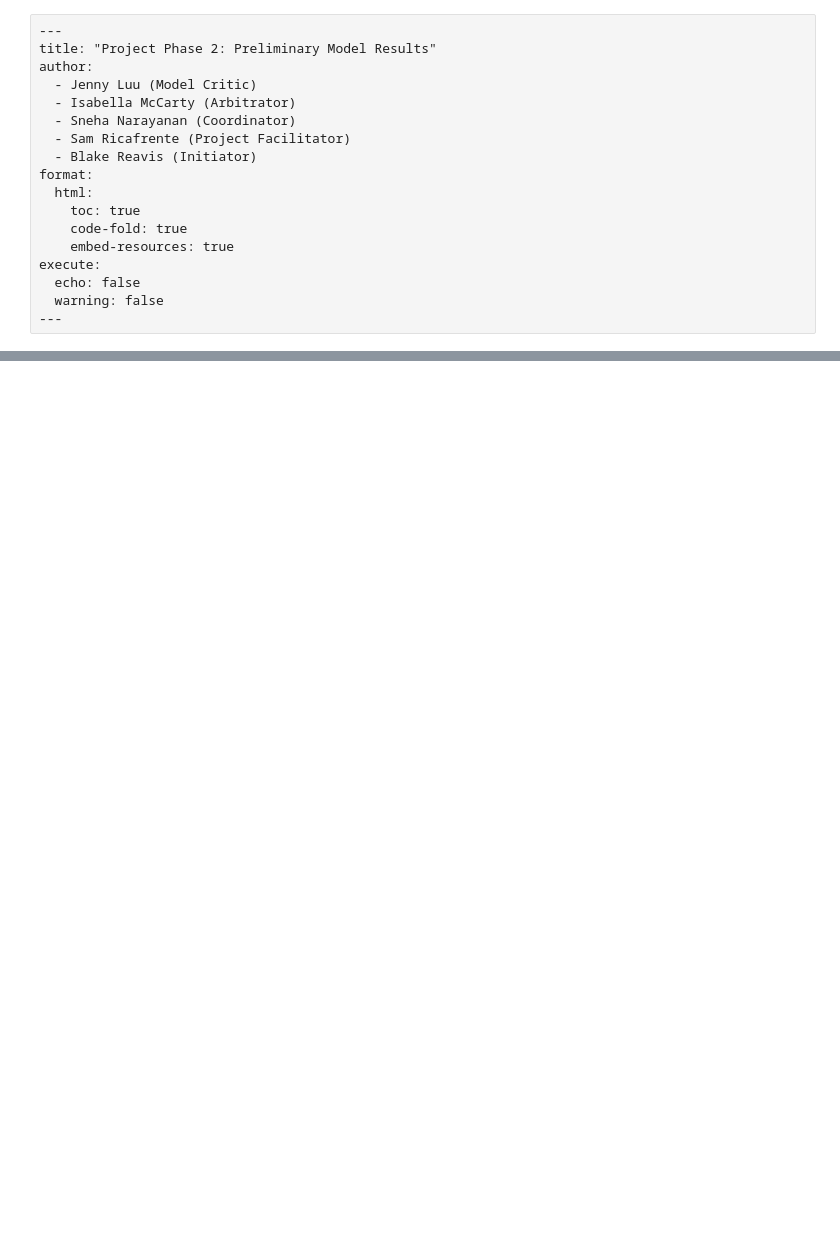
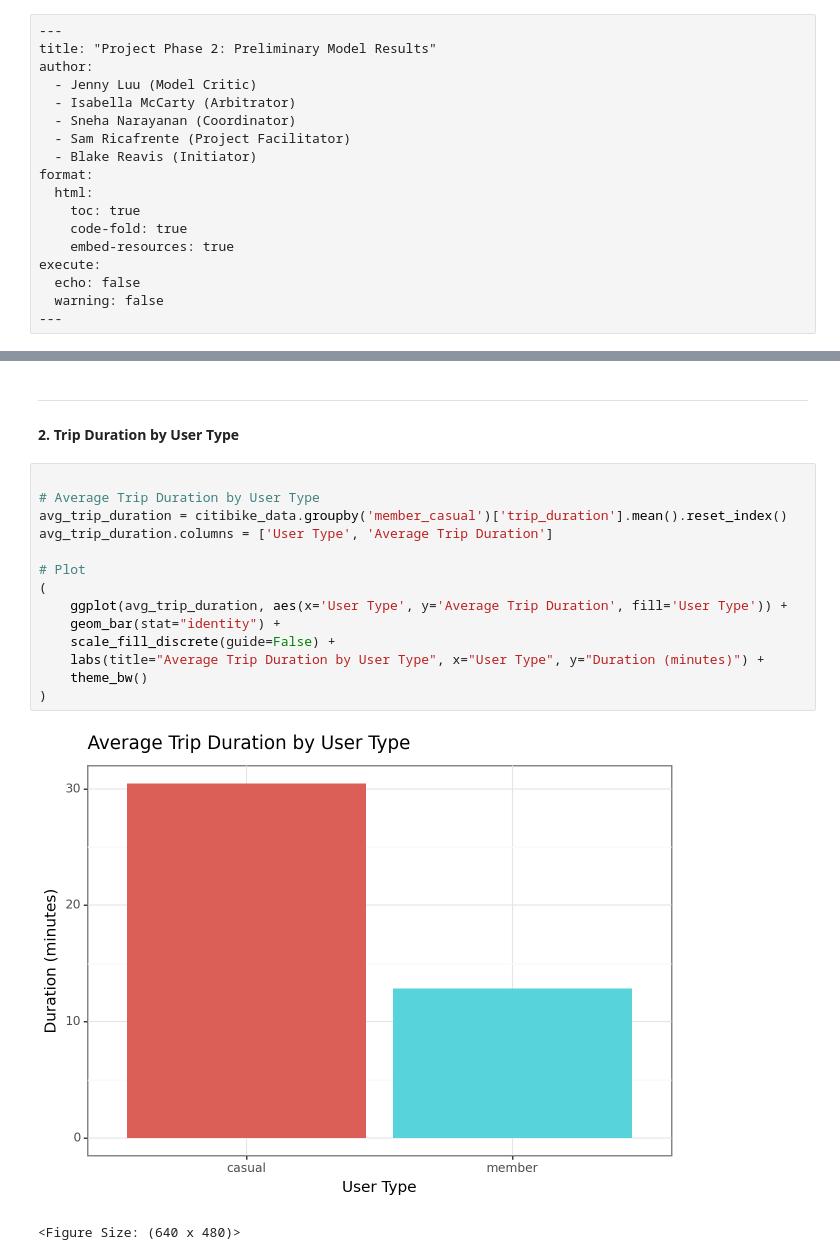
Before and after one commit to bellamccarty/GSB-544-Project---SMART, a Jupyter notebook: Notebooks/ProjectPhase2.ipynb, the cells around one changed output, grey strips where cells are left out. Cells and saved outputs as stored; diff of their text form; blank space fills up the shorter version.

```diff
--- a/Notebooks/ProjectPhase2.ipynb
+++ b/Notebooks/ProjectPhase2.ipynb
@@ -135,0 +666,21 @@ We emphasize equitable access and environmental sustainability in all recommenda
+# %% [markdown]
+---
+
+#### **2. Trip Duration by User Type**
+# %%
+
+# Average Trip Duration by User Type
+avg_trip_duration = citibike_data.groupby('member_casual')['trip_duration'].mean().reset_index()
+avg_trip_duration.columns = ['User Type', 'Average Trip Duration']
+
+# Plot
+(
+    ggplot(avg_trip_duration, aes(x='User Type', y='Average Trip Duration', fill='User Type')) +
+    geom_bar(stat="identity") +
+    scale_fill_discrete(guide=False) +
+    labs(title="Average Trip Duration by User Type", x="User Type", y="Duration (minutes)") +
+    theme_bw()
+)
+# %% [output]
+[figure, added]
+<Figure Size: (640 x 480)>
```
Also changed, not shown: parts of 55 cells of this notebook, 3 other files.
